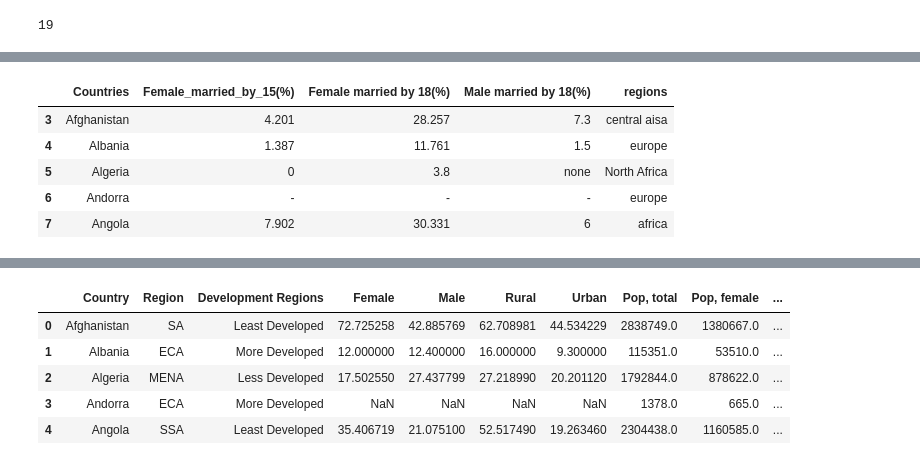
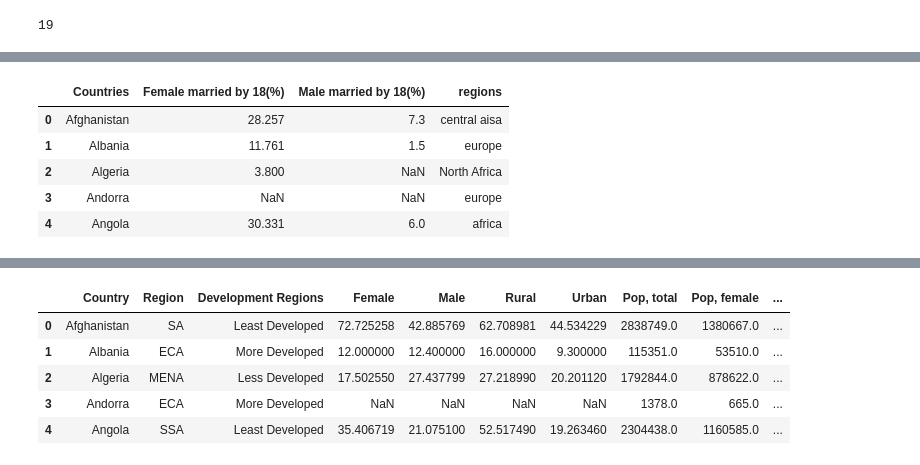
Before and after one commit to shimjide123/datman, a Jupyter notebook: PS2_Yu_Nong.ipynb, the cells around one changed output, grey strips where cells are left out. Saved outputs shown, nothing was run; the diff lists cells and outputs as text; code cells hidden in the pictures.

```diff
--- a/PS2_Yu_Nong.ipynb
+++ b/PS2_Yu_Nong.ipynb
@@ -78,2 +71,6 @@ Marriage[['Countries','Male married by 18(%)']][1:7]
 | 8 | Anguilla | - |
 | 9 | Antigua and Barbuda | - |
+# %%
+#mapping practice
+Marriage2= pd.DataFrame({"Countries": ["Afghanistan", "Albania", "Algeria","Andorra", "Angola"],"Female married by 18(%)":[28.257,11.761,3.8,None,30.331],"Male married by 18(%)":[7.3,1.5,None,None,6]})
+Marriage2
@@ -82,10 +86,10 @@ Countries_to_regions={"Afghanistan":"central aisa","Albania":"europe","Algeria":
 # %%
-Marriage["regions"]=Marriage["Countries"].map(Countries_to_regions)   #the four countries below belong to regions of central asia, north africa and europe
-Marriage.head(5)
+Marriage2["regions"]=Marriage2["Countries"].map(Countries_to_regions)   #After applying the map(), the 5 countries below are shown belonging to regions of central asia, north africa and europe
+Marriage2.head(5)
 # %% [output]
-|  | Countries | Female_married_by_15(%) | Female married by 18(%) | Male married by 18(%) | regions |
-| 3 | Afghanistan | 4.201 | 28.257 | 7.3 | central aisa |
-| 4 | Albania | 1.387 | 11.761 | 1.5 | europe |
-| 5 | Algeria | 0 | 3.8 | none | North Africa |
-| 6 | Andorra | - | - | - | europe |
-| 7 | Angola | 7.902 | 30.331 | 6 | africa |
+|  | Countries | Female married by 18(%) | Male married by 18(%) | regions |
+| 0 | Afghanistan | 28.257 | 7.3 | central aisa |
+| 1 | Albania | 11.761 | 1.5 | europe |
+| 2 | Algeria | 3.800 | NaN | North Africa |
+| 3 | Andorra | NaN | NaN | europe |
+| 4 | Angola | 30.331 | 6.0 | africa |
```
Also changed, not shown: parts of 19 cells of this notebook.
